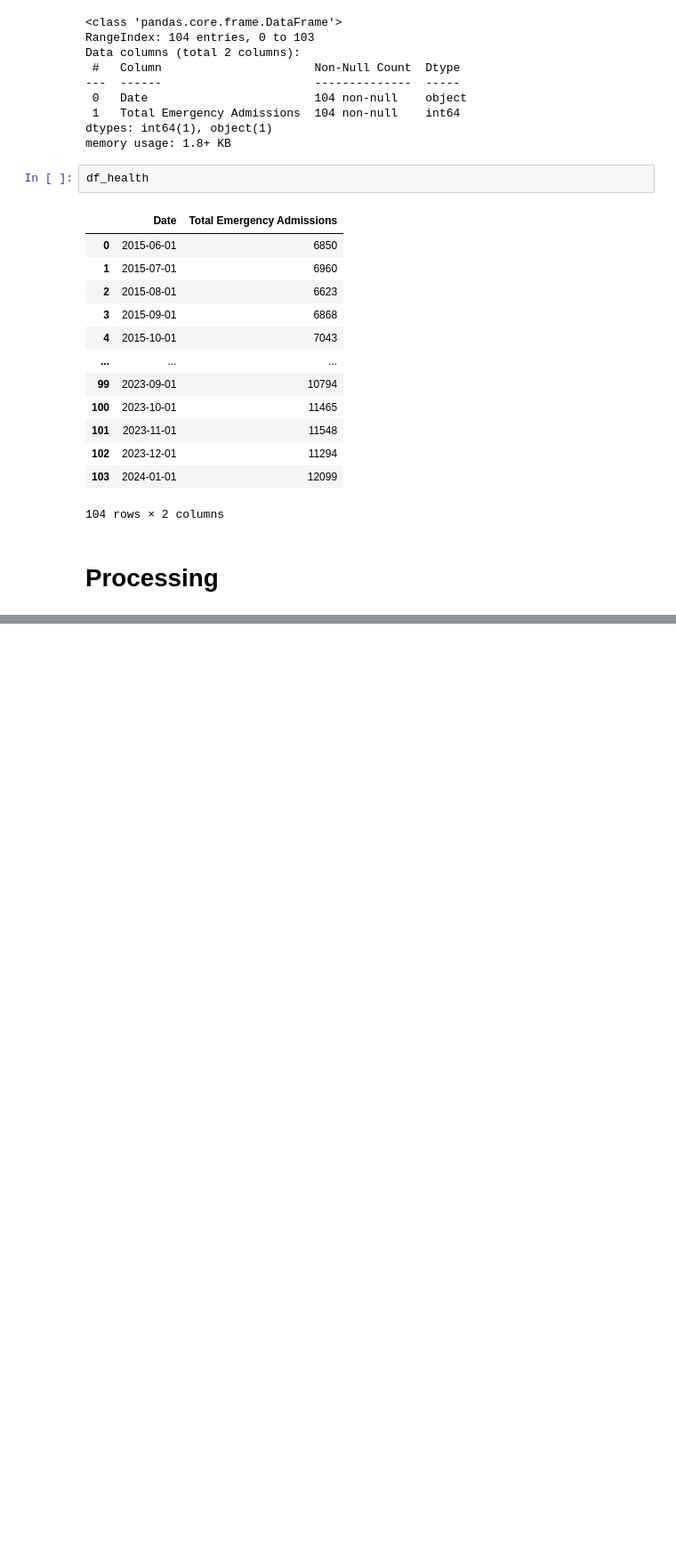
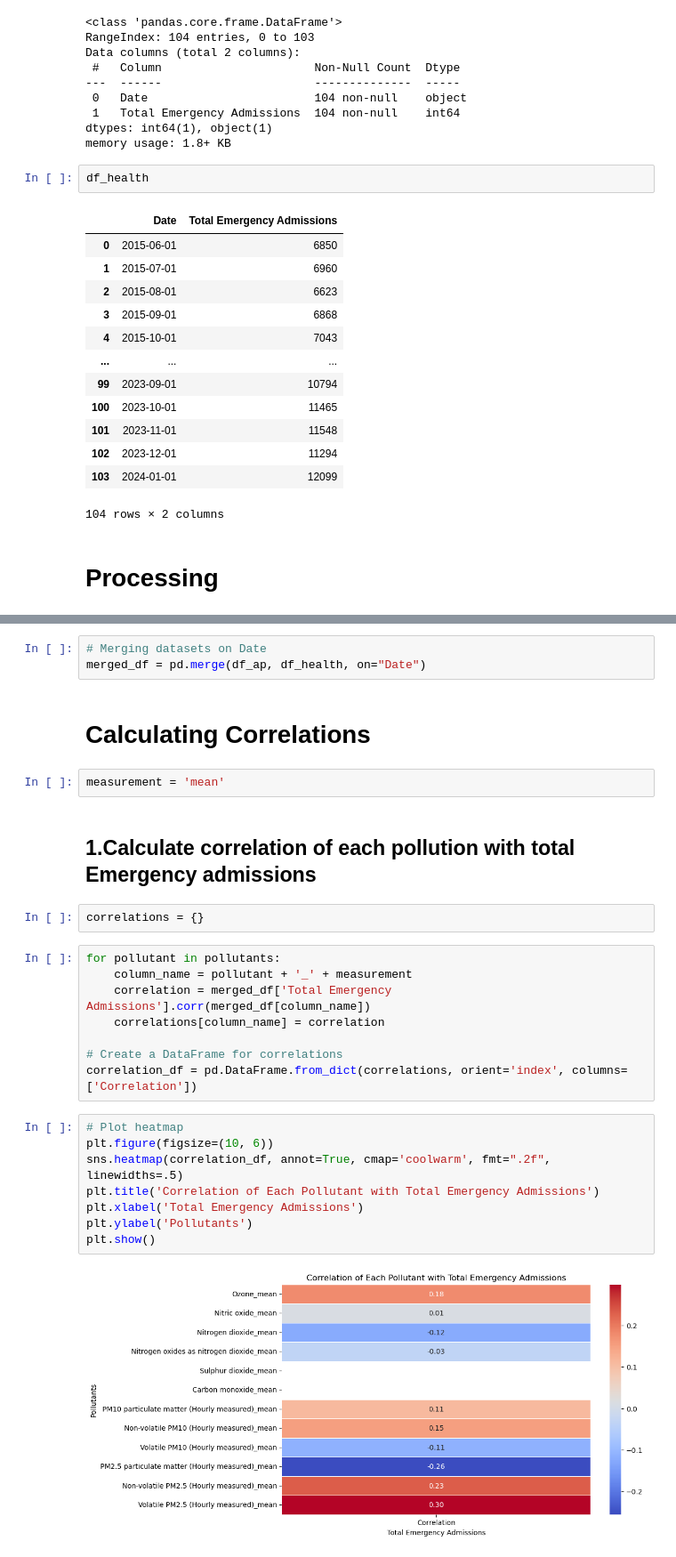
Before and after one commit to Elham-Pournezhadian/IGP-repo, a Jupyter notebook: Correlation.ipynb, the cells around one changed output, grey strips where cells are left out. Shown at 89% size. Drawn from its saved outputs; the diff is of its cells as text; blank space fills up the shorter version.

Commit message:
Working on Correlations. First correlation DONE. Minor corrections on AP data code.

```diff
--- a/Correlation.ipynb
+++ b/Correlation.ipynb
@@ -114,0 +130,29 @@ array(['2015-06-01', '2015-07-01', '2015-08-01', '2015-09-01',
+# %%
+# Merging datasets on Date
+merged_df = pd.merge(df_ap, df_health, on="Date")
+# %% [markdown]
+# Calculating Correlations
+# %%
+measurement = 'mean'
+# %% [markdown]
+## 1.Calculate correlation of each pollution with total Emergency admissions
+# %%
+correlations = {}
+# %%
+for pollutant in pollutants:
+    column_name = pollutant + '_' + measurement
+    correlation = merged_df['Total Emergency Admissions'].corr(merged_df[column_name])
+    correlations[column_name] = correlation
+
+# Create a DataFrame for correlations
+correlation_df = pd.DataFrame.from_dict(correlations, orient='index', columns=['Correlation'])
+# %%
+# Plot heatmap
+plt.figure(figsize=(10, 6))
+sns.heatmap(correlation_df, annot=True, cmap='coolwarm', fmt=".2f", linewidths=.5)
+plt.title('Correlation of Each Pollutant with Total Emergency Admissions')
+plt.xlabel('Total Emergency Admissions')
+plt.ylabel('Pollutants')
+plt.show()
+# %% [output]
+[figure, added]
```
Also changed, not shown: parts of 10 cells of this notebook, 1 other file.
